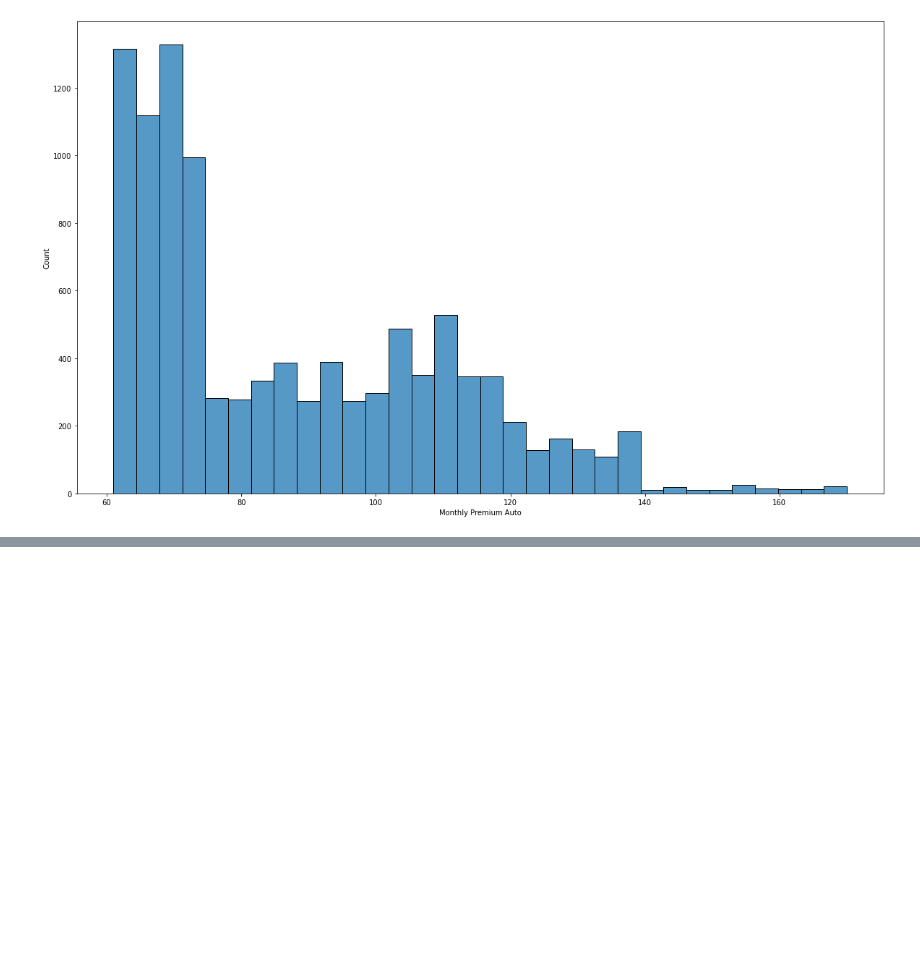
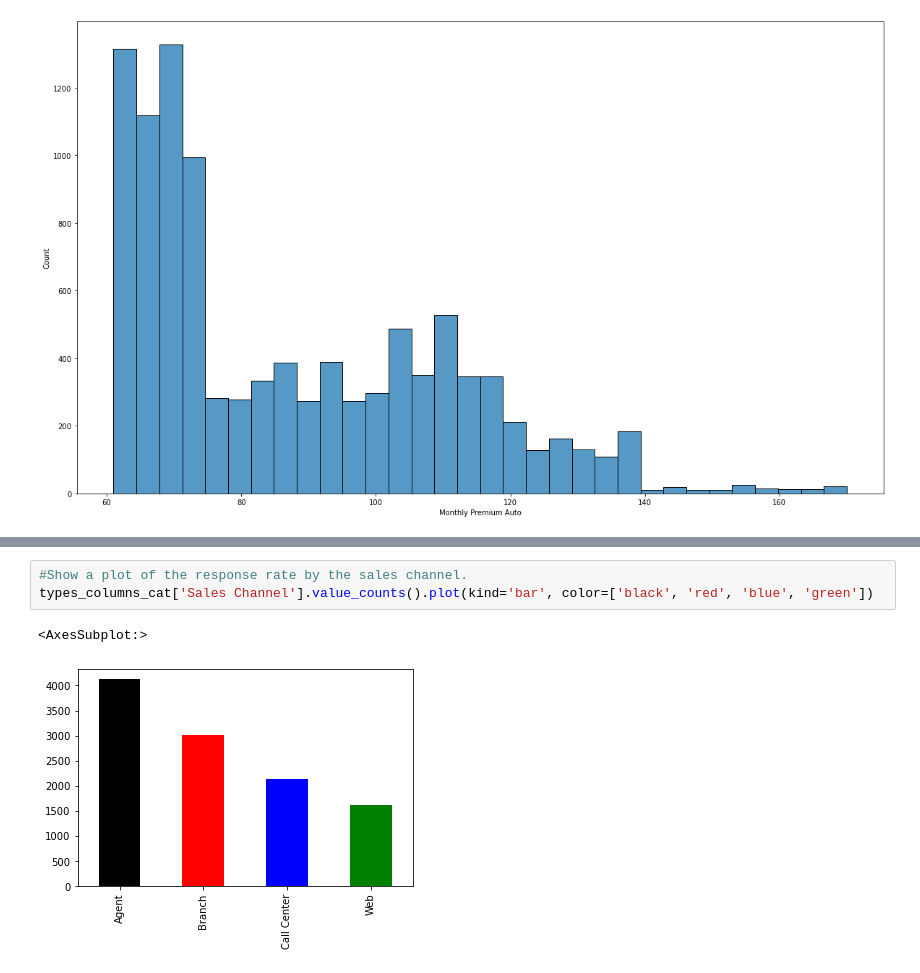
Before and after one commit to OdeliaAhdout/car_insurance_case_study_OA, a Jupyter notebook: ca_lab1_plotting.ipynb, the cells around one changed output, grey strips where cells are left out. Drawn from its saved outputs; the diff is of its cells as text; blank space fills up the shorter version.

```diff
--- a/ca_lab1_plotting.ipynb
+++ b/ca_lab1_plotting.ipynb
@@ -292,0 +391,6 @@ sns.histplot(cleaned_MPA)
+# %%
+#Show a plot of the response rate by the sales channel.
+types_columns_cat['Sales Channel'].value_counts().plot(kind='bar', color=['black', 'red', 'blue', 'green'])
+# %% [output]
+<AxesSubplot:>
+[figure, added]
```
Also changed, not shown: parts of 22 cells of this notebook.
